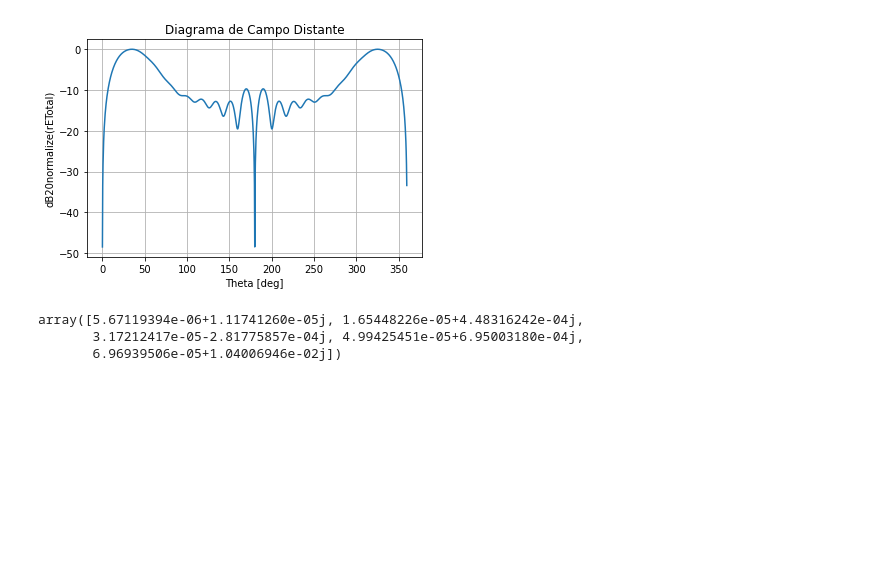
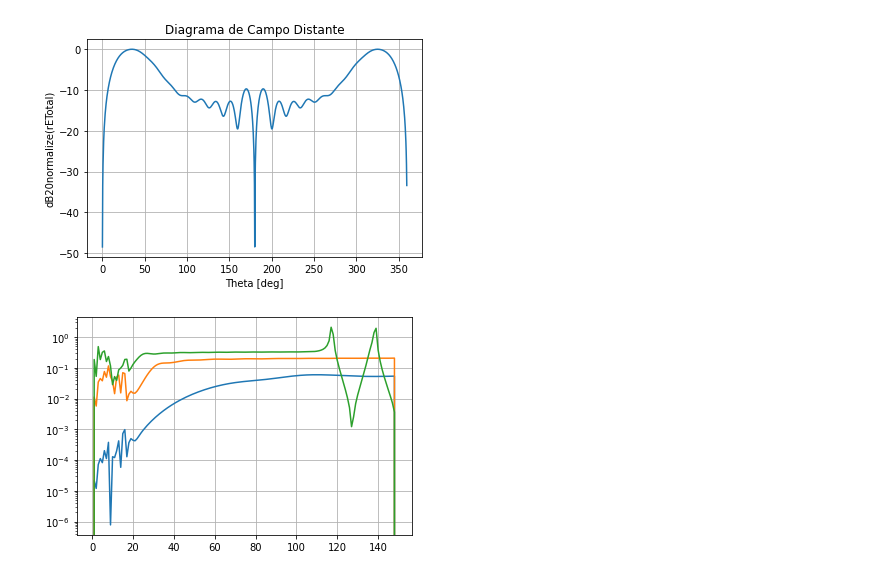
Before and after one commit to nauam/Courses, a Jupyter notebook: MAR_Code_V1.ipynb, the cells around one changed output. Drawn from its saved outputs; the diff is of its cells as text; code cells hidden in the pictures; blank space fills up the shorter version.

```diff
--- a/MAR_Code_V1.ipynb
+++ b/MAR_Code_V1.ipynb
@@ -149,15 +149,25 @@ n = 50
 F_plot(B,'cart',n)
 # %% [output]
 [figure]
-# %%
-n = 5
-k0r = 20.94
-Lens = "D"
-
-[X,B] = F_Formulation(n,k0r,Lens,2*Ang2,Ang2)
-
-X
-# %% [output]
-array([5.67119394e-06+1.11741260e-05j, 1.65448226e-05+4.48316242e-04j,
-       3.17212417e-05-2.81775857e-04j, 4.99425451e-05+6.95003180e-04j,
-       6.96939506e-05+1.04006946e-02j])
+# %%
+n = 150
+k0r = 20.94
+Lens = "D"
+Ang2 = 2
+arr = range(2,3*5,5)
+X  = zeros((n,n,len(arr)),dtype = 'complex_')
+er = zeros((n,len(arr)))
+
+i = 0
+for Ang2 in arr:
+  n_ = 1
+  [X[range(n_),n_-1,i],B] = F_Formulation(n_,k0r,Lens,2*Ang2,Ang2)
+  for n_ in tqdm(range(2,n)):
+    [X[range(n_),n_-1,i],B] = F_Formulation(n_,k0r,Lens,2*Ang2,Ang2)
+    er[n_-1,i] = norm(X[range(n_-1),n_-1,i]-X[range(n_-1),n_-2,i])/norm(X[range(n_-1),n_-1,i])
+  i = i+1
+plt.semilogy(arange(n),er[:,0],arange(n),er[:,1],arange(n),er[:,2])
+plt.grid(True)
+plt.show()
+# %% [output]
+[figure, added]
```
Also changed, not shown: parts of 1 cell of this notebook.
